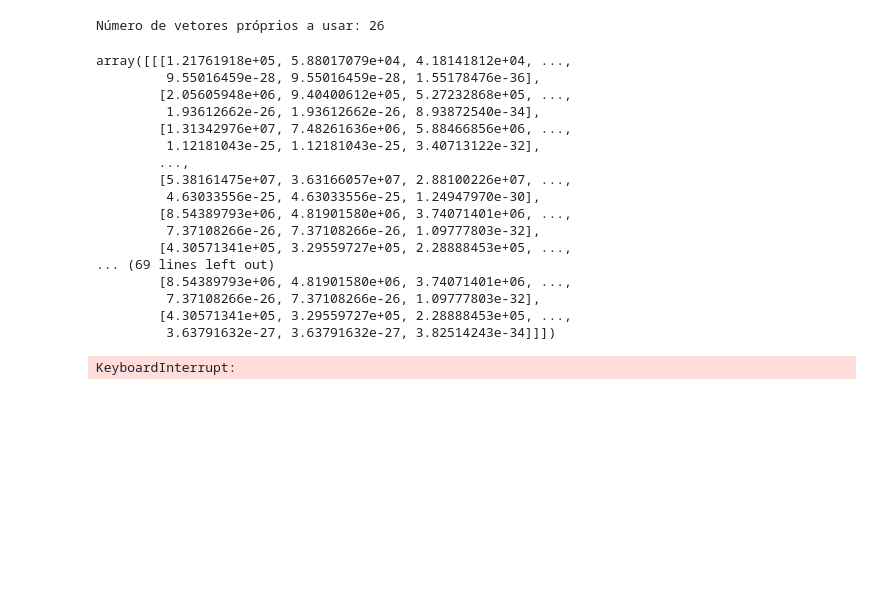
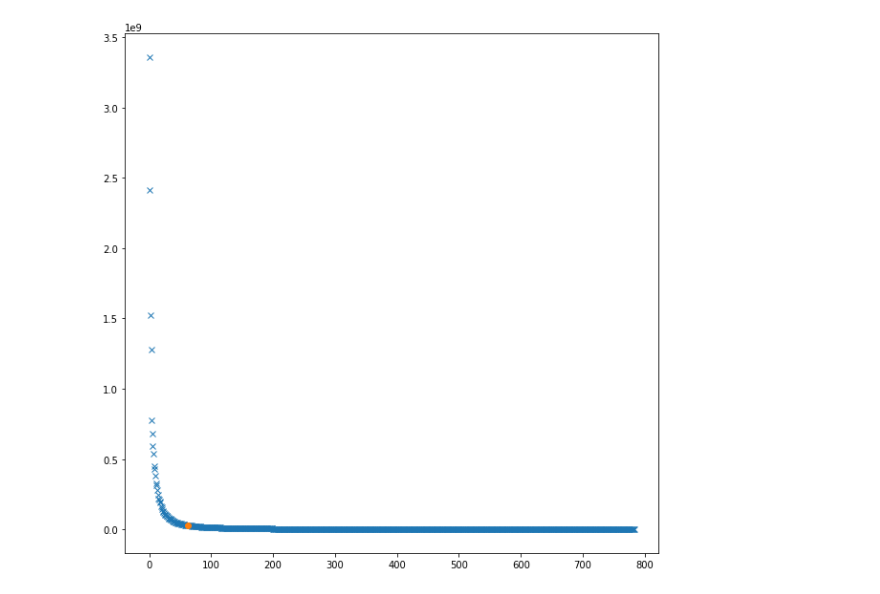
Before and after one commit to GuiSSMartins/MNIST_PCA_Digitos_MML, a Jupyter notebook: trainMNIST.ipynb, the cells around one changed output. Drawn from its saved outputs; the diff is of its cells as text; code cells hidden in the pictures; blank space fills up the shorter version.

```diff
--- a/trainMNIST.ipynb
+++ b/trainMNIST.ipynb
@@ -24,3 +184,12 @@ print(labelarray[100])
+# %%
+# Gráfico do cotovelo
+plt.figure(figsize=(10,10))
+t = np.arange(0, len(eigenvalues_0), 1)
+plt.plot(t, eigenvalues_0, 'x')
+plt.plot(k_0, eigenvalues_0[k_0], 'o')
+plt.show()
+# %% [output]
+[figure, added]
 # %%
 import math
 
@@ -44,62 +211,0 @@ def mahalanobis(x, y, eigenvalues, k):
-# %%
-# PCA
-def pca(X, confidence=0.9):
-    # Media
-    mean = np.mean(X,0)
-
-    # Centralizar os dados
-    phi = X - mean
-
-    # Calcular os vetores e valores proprios atraves do SVD
-    eigenvectors, sigma, variance = np.linalg.svd(phi.transpose(), full_matrices=False)
-    eigenvalues = sigma*sigma
-
-    # Ordenar valores próprios por ordem Decrescente
-    idx = np.argsort(-eigenvalues)
-    eigenvalues = eigenvalues[idx]
-    eigenvectors = eigenvectors[:,idx]
-
-    # Determinar o nº de vetores próprios a usar
-    k = 0
-    traco = np.sum(eigenvalues)
-    while(np.sum(eigenvalues[:k])/traco < confidence):
-        k = k+1
-    print("Número de vetores próprios a usar: " + str(k))
-
-    # Escolher os vetores próprios associados
-    eigenvectors = eigenvectors[:,0:k]
-    return k, eigenvalues, eigenvectors, phi, mean, variance
-
-# Calculo dos coeficientes da projecao
-def coefProj(phi, eigenvectors, size):
-    coef_proj = [np.dot(phi[i], eigenvectors) for i in range(size)]
-    return coef_proj
-
-# Obter os vetores próprios de acordo com um certo nivel de confianca
-k, eigenvalues, eigenvectors, phi, mean, variance = pca(imagearray, 0.9)
-eigenvalues
-# %% [output]
-Número de vetores próprios a usar: 26
-array([[[1.21761918e+05, 5.88017079e+04, 4.18141812e+04, ...,
-         9.55016459e-28, 9.55016459e-28, 1.55178476e-36],
-        [2.05605948e+06, 9.40400612e+05, 5.27232868e+05, ...,
-         1.93612662e-26, 1.93612662e-26, 8.93872540e-34],
-        [1.31342976e+07, 7.48261636e+06, 5.88466856e+06, ...,
-         1.12181043e-25, 1.12181043e-25, 3.40713122e-32],
-        ...,
-        [5.38161475e+07, 3.63166057e+07, 2.88100226e+07, ...,
-         4.63033556e-25, 4.63033556e-25, 1.24947970e-30],
-        [8.54389793e+06, 4.81901580e+06, 3.74071401e+06, ...,
-         7.37108266e-26, 7.37108266e-26, 1.09777803e-32],
-        [4.30571341e+05, 3.29559727e+05, 2.28888453e+05, ...,
-... (69 lines left out)
-        [8.54389793e+06, 4.81901580e+06, 3.74071401e+06, ...,
-         7.37108266e-26, 7.37108266e-26, 1.09777803e-32],
-        [4.30571341e+05, 3.29559727e+05, 2.28888453e+05, ...,
-         3.63791632e-27, 3.63791632e-27, 3.82514243e-34]]])
-# %%
-# Obter os coeficientes das projecoes
-coef_proj = coefProj(phi, eigenvectors, imagearray.shape[0])
-coef_proj
-# %% [output]
-KeyboardInterrupt:
```
Also changed, not shown: parts of 11 cells of this notebook.
